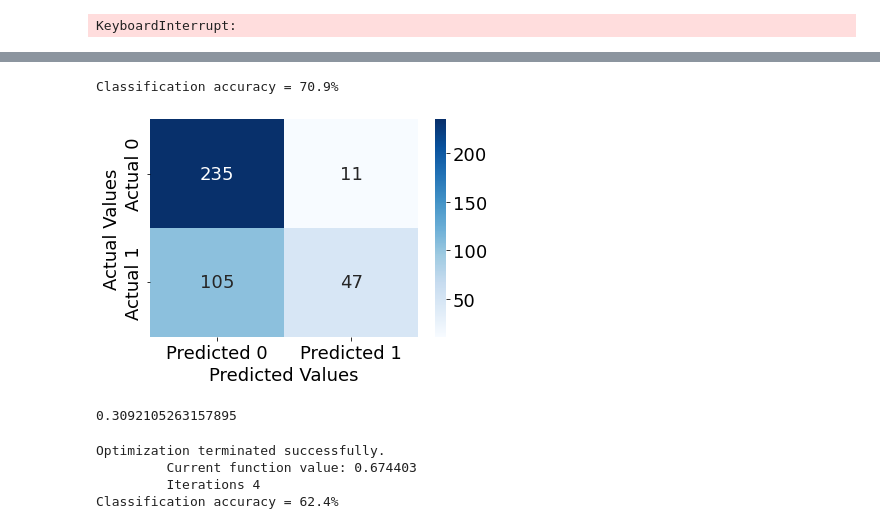
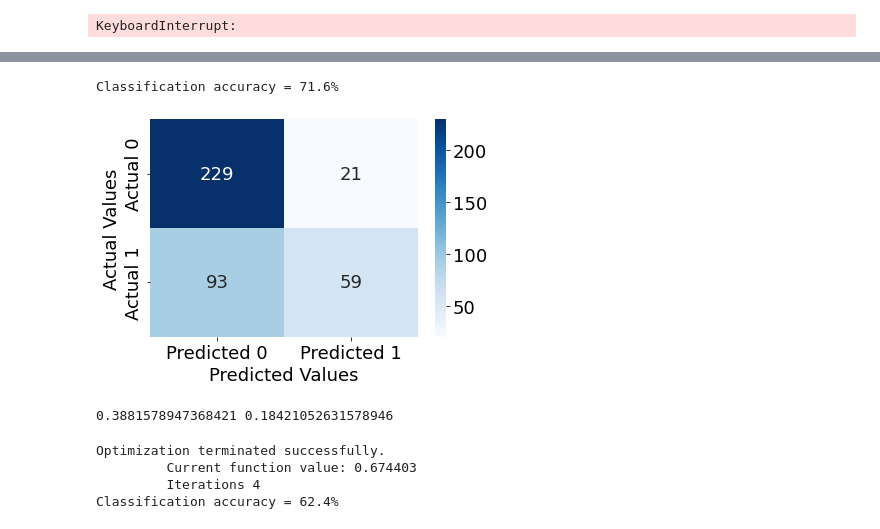
Before and after one commit to meepdeboor/Data-Science-2-Group-Project, a Jupyter notebook: Malva coding.ipynb, the cells around one changed output, grey strips where cells are left out. Drawn from its saved outputs; the diff is of its cells as text; code cells hidden in the pictures.

```diff
--- a/Malva coding.ipynb
+++ b/Malva coding.ipynb
@@ -101,7 +101,7 @@ def best_sub_plots():
 # %%
 def processSubset(predictor_subset):
     # Fit model on feature_set and calculate R-squared
-    model = sm.ols('Potability~' + '+'.join(predictor_subset),data = train).fit()
+    model = sm.logit('Potability~' + '+'.join(predictor_subset),data = train).fit()
     accuracy = accuracytest(test,test.Potability,model,cutoff=0.5)
     return {"model":model, "Accuracy":accuracy}
 # %%
@@ -250,12 +257,14 @@ strong multicollinearity or other numerical problems.
 # %%
-cm = confusion_matrix_test(test,test.Potability,models_best.loc[33,'model'],cutoff=0.5)
+cm = confusion_matrix_test(test,test.Potability,models_best.loc[31,'model'],cutoff=0.5)
 # %% [output]
-Classification accuracy = 70.9%
+Classification accuracy = 71.6%
-[figure, old version]
+[figure, new version]
 # %%
-cm[1,1]/(cm[1,1]+cm[1,0])
+recall = cm[1,1]/(cm[1,1]+cm[1,0])
+fpr = cm[0,1]/(cm[0,1]+cm[1,0])
+print(recall,fpr)
 # %% [output]
-0.3092105263157895
+0.3881578947368421 0.18421052631578946
 # %%
 #model with all
 model_all = sm.logit("Potability~" + "+".join(X_backup.columns), data = train2).fit()
```
Also changed, not shown: parts of 4 cells of this notebook.
